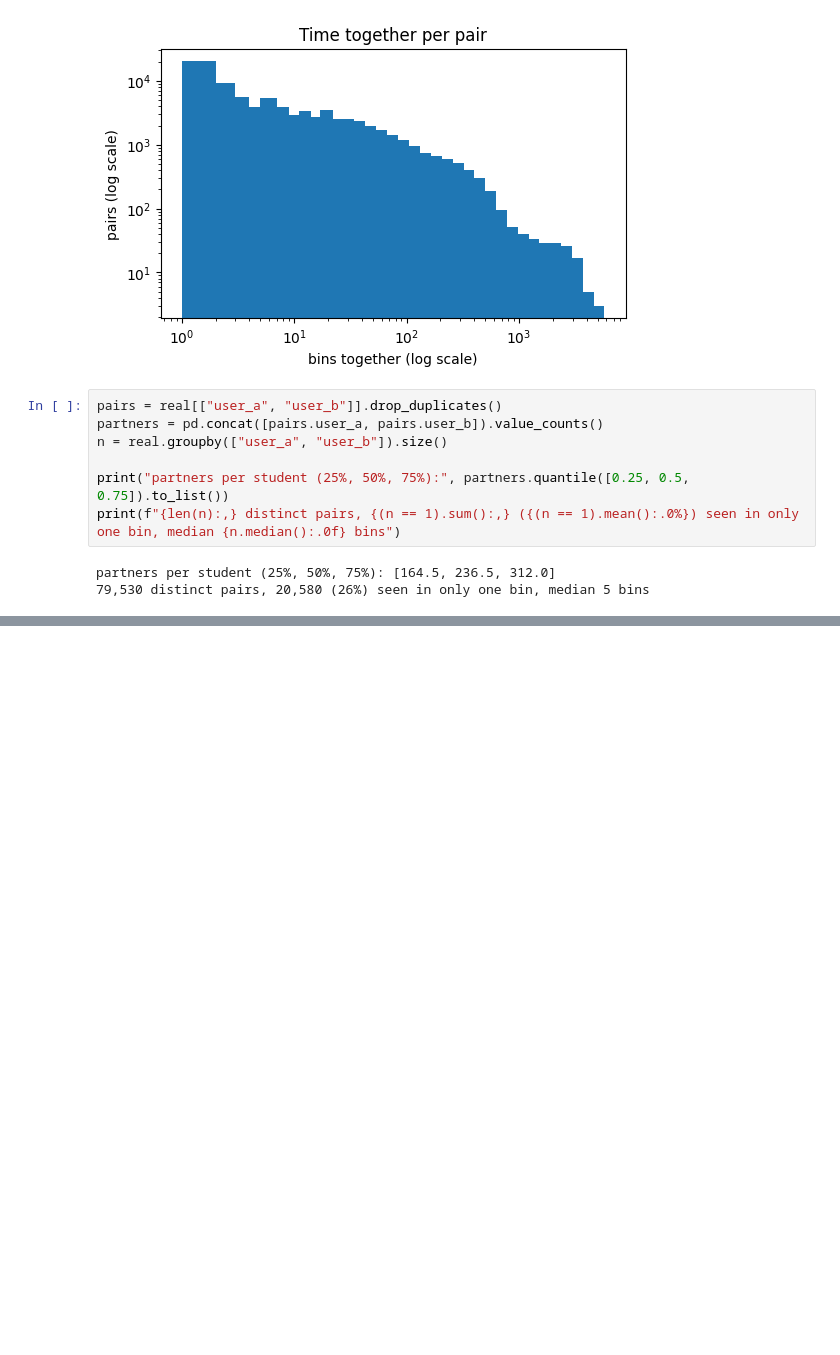
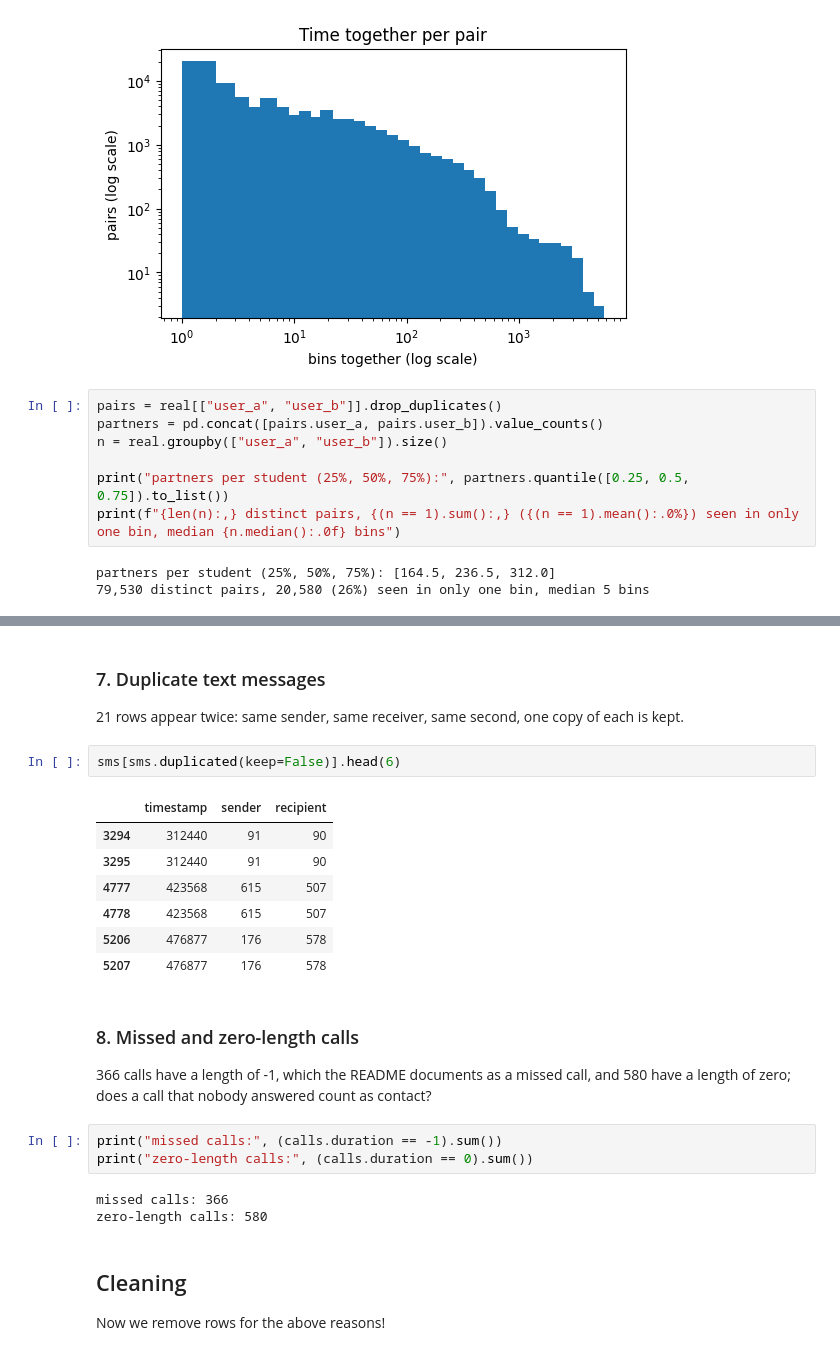
Before and after one commit to s9ib0T/uu-data-mining-1, a Jupyter notebook: notebooks/preprocess.ipynb, the cells around one changed output, grey strips where cells are left out. Cells and saved outputs as stored; diff of their text form; blank space fills up the shorter version.

Commit message:
document data problems in preprocess notebook

```diff
--- a/notebooks/preprocess.ipynb
+++ b/notebooks/preprocess.ipynb
@@ -155,0 +269,28 @@ Most pairs are noise, and the signal threshold in phase 2 and the minimum suppor
+# %% [markdown]
+### 7. Duplicate text messages
+
+21 rows appear twice: same sender, same receiver, same second, one copy of each is kept.
+# %%
+sms[sms.duplicated(keep=False)].head(6)
+# %% [output]
+|  | timestamp | sender | recipient |
+| 3294 | 312440 | 91 | 90 |
+| 3295 | 312440 | 91 | 90 |
+| 4777 | 423568 | 615 | 507 |
+| 4778 | 423568 | 615 | 507 |
+| 5206 | 476877 | 176 | 578 |
+| 5207 | 476877 | 176 | 578 |
+# %% [markdown]
+### 8. Missed and zero-length calls
+
+366 calls have a length of -1, which the README documents as a missed call, and 580 have a length of zero; does a call that nobody answered count as contact?
+# %%
+print("missed calls:", (calls.duration == -1).sum())
+print("zero-length calls:", (calls.duration == 0).sum())
+# %% [output]
+missed calls: 366
+zero-length calls: 580
+# %% [markdown]
+## Cleaning
+
+Now we remove rows for the above reasons!
```
Also changed, not shown: parts of 16 cells of this notebook.
